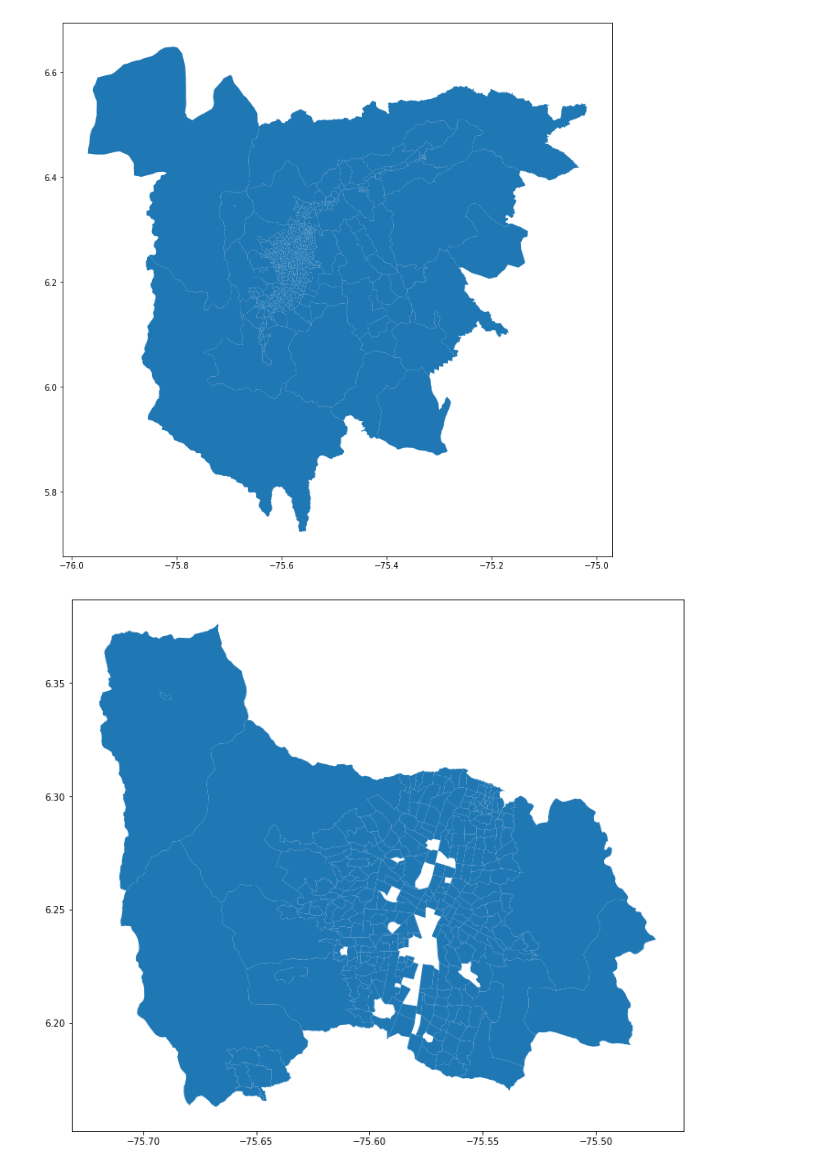
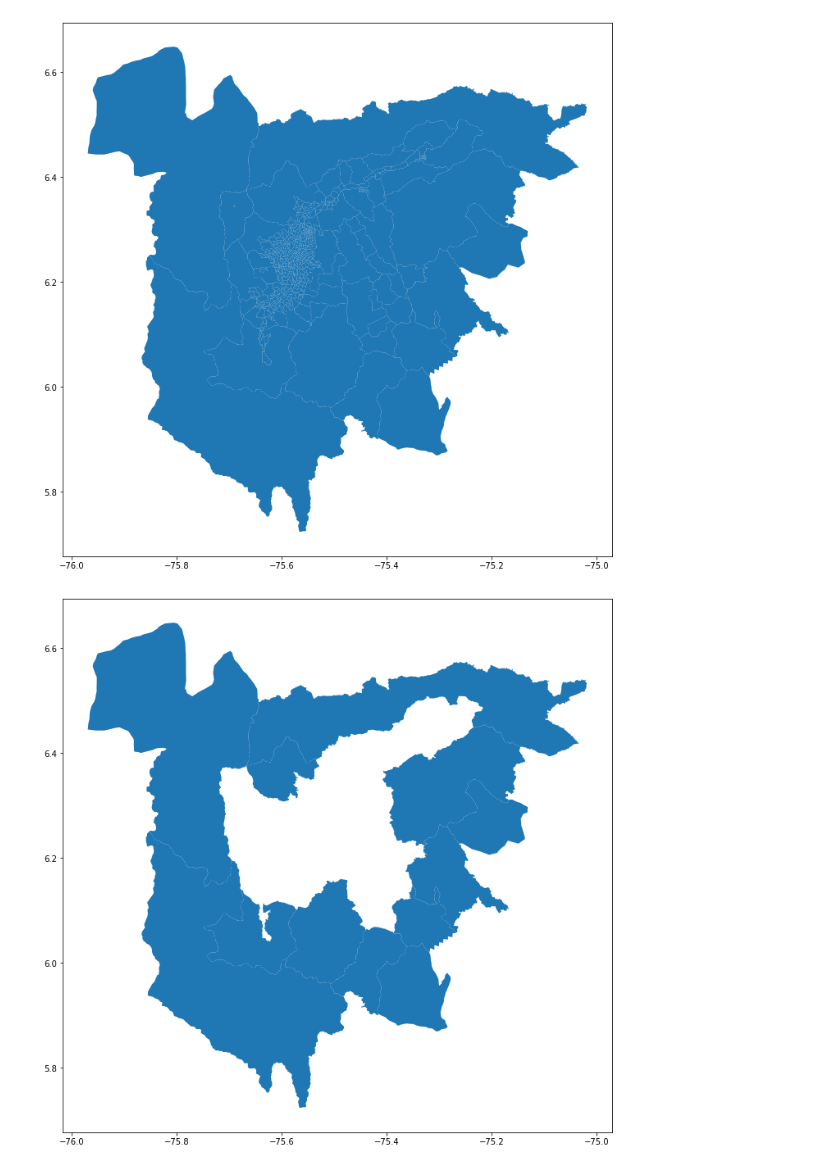
Before and after one commit to juanscr/covid-abms, a Jupyter notebook: covid/area.ipynb, the cells around one changed output. Cells and saved outputs as stored; diff of their text form; code cells hidden in the pictures.

```diff
--- a/covid/area.ipynb
+++ b/covid/area.ipynb
@@ -15,17 +15,14 @@ plt.show()
 # %% [output]
 [figure]
 # %%
-# Extraer Medellin
-ids = list(pd.read_csv('eod.csv').to_numpy().transpose()[0, :])
-erased = []
+# Reduce small places
+to_eliminate = []
 for index, row in aburra_valley.iterrows():
-    if int(row['SIT_2017']) not in ids:
-        erased.append(index)
+    if row['geometry'].area < 5.5e-3:
+        to_eliminate.append(index)
 
-medellin = aburra_valley.drop(erased, axis=0)
-medellin.plot(figsize=(12, 12))
+aburra_less = aburra_valley.drop(to_eliminate, axis=0)
+aburra_less.plot(figsize=(12, 12))
 plt.show()
-
-medellin.to_file('maps/medellin.shp', driver='ESRI Shapefile')
 # %% [output]
-[figure, old version]
+[figure, new version]
```
Also changed, not shown: parts of 3 cells of this notebook.
